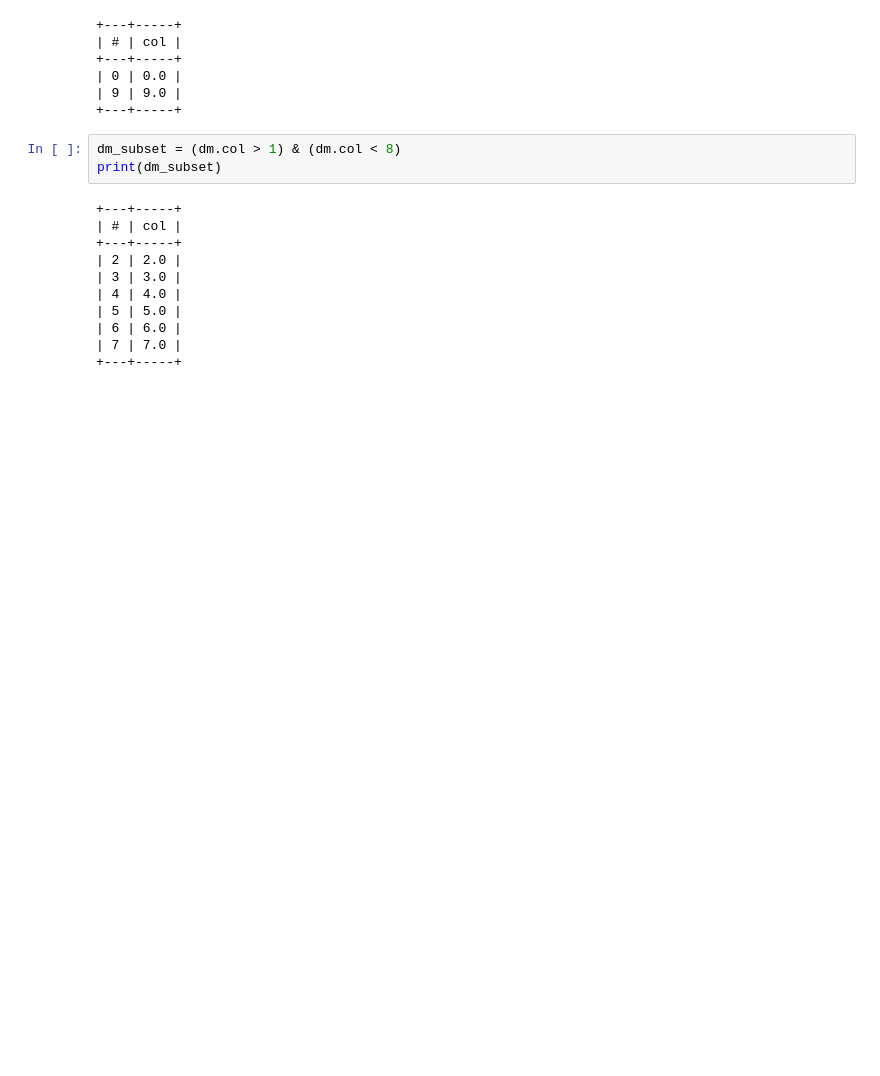
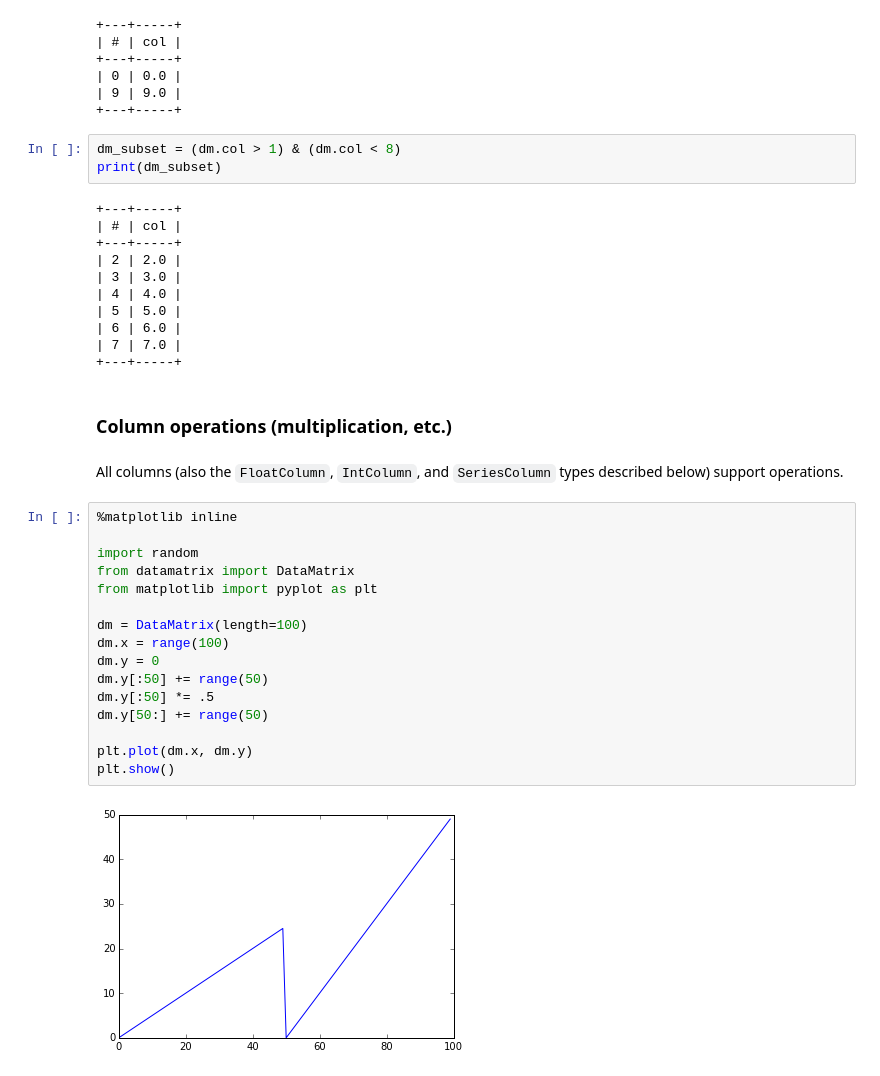
Before and after one commit to open-cogsci/datamatrix, a Jupyter notebook: using-datamatrix.ipynb, the cells around one changed output. Saved outputs shown, nothing was run; the diff lists cells and outputs as text; blank space fills up the shorter version.

```diff
--- a/using-datamatrix.ipynb
+++ b/using-datamatrix.ipynb
@@ -219,3 +224,25 @@ print(dm_subset)
 | 6 | 6.0 |
 | 7 | 7.0 |
 +---+-----+
+# %% [markdown]
+### Column operations (multiplication, etc.)
+# %% [markdown]
+All columns (also the `FloatColumn`, `IntColumn`, and `SeriesColumn` types described below) support operations.
+# %%
+%matplotlib inline
+
+import random
+from datamatrix import DataMatrix
+from matplotlib import pyplot as plt
+
+dm = DataMatrix(length=100)
+dm.x = range(100)
+dm.y = 0
+dm.y[:50] += range(50)
+dm.y[:50] *= .5
+dm.y[50:] += range(50)
+
+plt.plot(dm.x, dm.y)
+plt.show()
+# %% [output]
+[figure, added]
```
Also changed, not shown: parts of 10 cells of this notebook.
